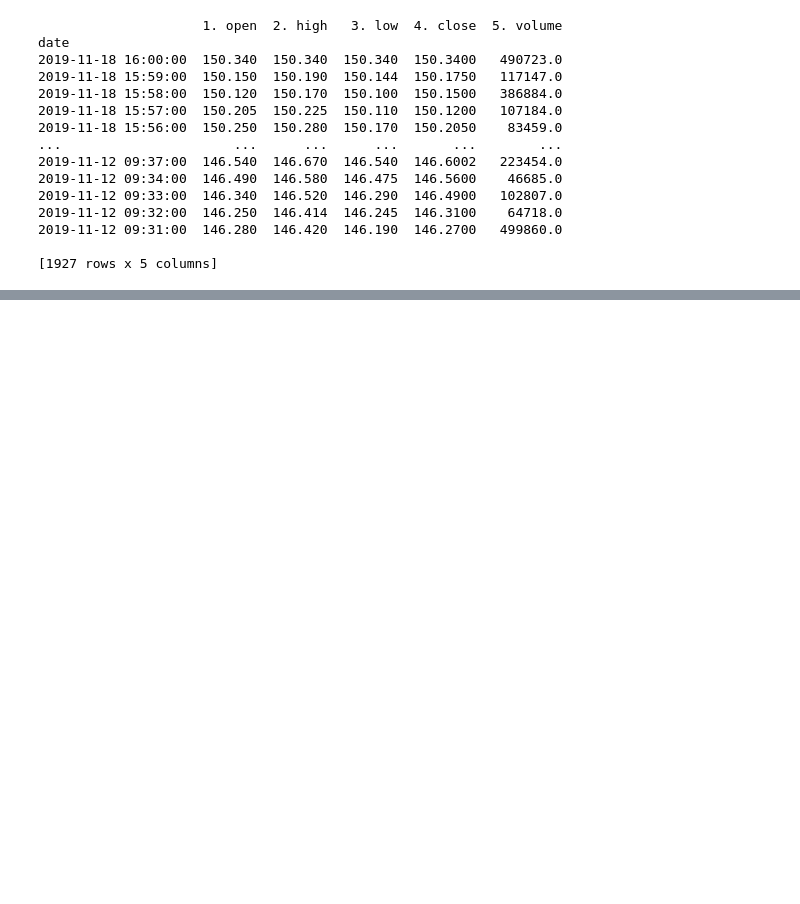
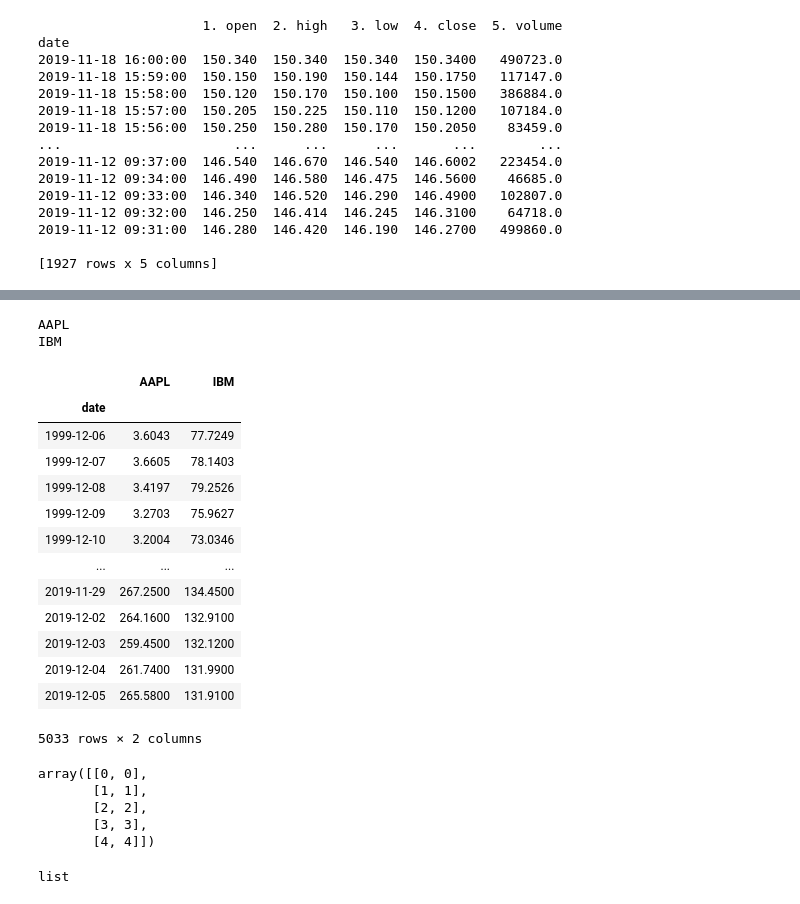
Before and after one commit to ggaoshen/su_cs230_dl, a Jupyter notebook: Project/data source explorer.ipynb, the cells around one changed output, grey strips where cells are left out. Cells and saved outputs as stored; diff of their text form; code cells hidden in the pictures; blank space fills up the shorter version.

Commit message:
include multi-asset and larger action space

```diff
--- a/Project/data source explorer.ipynb
+++ b/Project/data source explorer.ipynb
@@ -64 +83,48 @@ plt.show()
+# %%
+ticker=['AAPL', 'IBM']
+data = []
+for s in ticker:
+    df, _ = ts.get_daily_adjusted(symbol=s, outputsize='full')
+    df = df[['5. adjusted close']]
+    print(s)
+    df = df.rename(columns={"5. adjusted close": s})
+    data.append(df)
+data = pd.concat(data, axis=1, sort=True, ignore_index=False)
+# data.plot()
+data.dropna(inplace=True)
+data
+# %% [output]
+AAPL
+IBM
+|  | AAPL | IBM |
+| date |  |  |
+| 1999-12-06 | 3.6043 | 77.7249 |
+| 1999-12-07 | 3.6605 | 78.1403 |
+| 1999-12-08 | 3.4197 | 79.2526 |
+| 1999-12-09 | 3.2703 | 75.9627 |
+| 1999-12-10 | 3.2004 | 73.0346 |
+| ... | ... | ... |
+| 2019-11-29 | 267.2500 | 134.4500 |
+| 2019-12-02 | 264.1600 | 132.9100 |
+| 2019-12-03 | 259.4500 | 132.1200 |
+| 2019-12-04 | 261.7400 | 131.9900 |
+| 2019-12-05 | 265.5800 | 131.9100 |
+5033 rows × 2 columns
+# %%
+np.tile(np.arange(5).reshape((5,1)), (1, 2))
+# %% [output]
+array([[0, 0],
+       [1, 1],
+       [2, 2],
+       [3, 3],
+       [4, 4]])
+# %%
+valid_actions = np.array([np.arange(5)] * 2).T
+import random
+# print(type(valid_actions.T[0]))
+# random.sample([1,2,3,4], 2)
+type(random.sample(list(valid_actions.T[0]), 2))
+# (1,) + (2,3)
+# %% [output]
+list
 # %%
```
Also changed, not shown: parts of 6 cells of this notebook, 8 other files.
